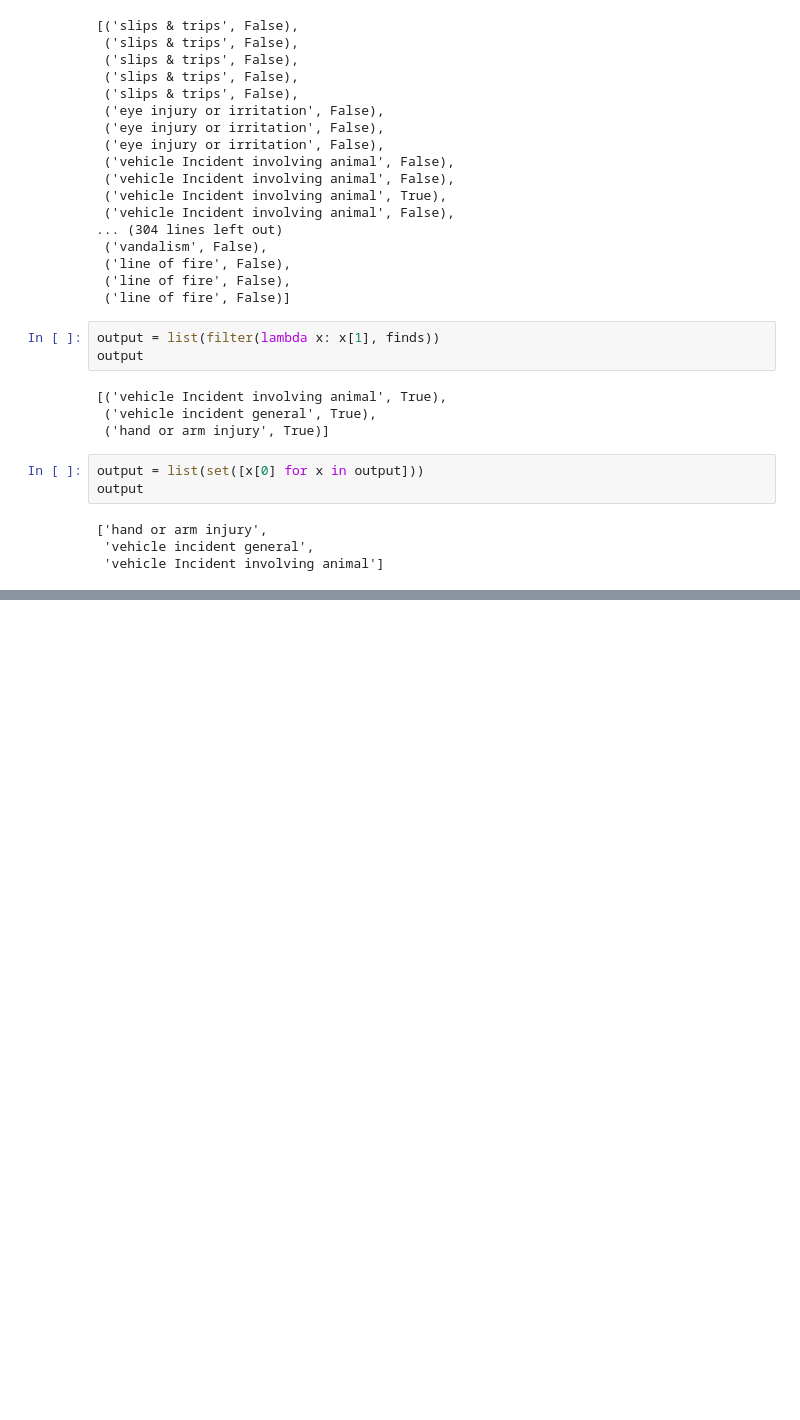
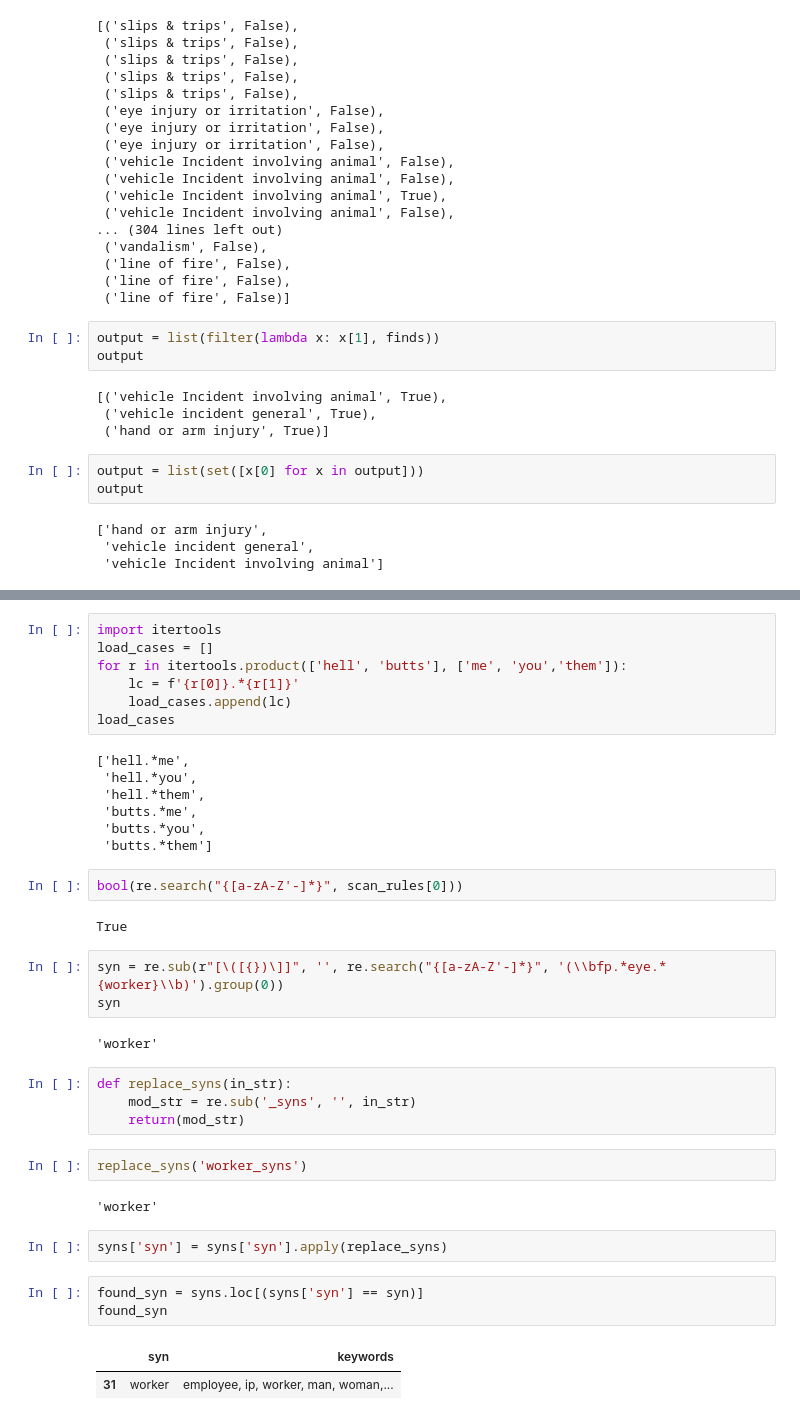
Before and after one commit to 3minuterecord/safety_report_topic_classification, a Jupyter notebook: rough_work.ipynb, the cells around one changed output, grey strips where cells are left out. Saved outputs shown, nothing was run; the diff lists cells and outputs as text; blank space fills up the shorter version.

```diff
--- a/rough_work.ipynb
+++ b/rough_work.ipynb
@@ -619,0 +754,39 @@ output
+# %%
+import itertools
+load_cases = []
+for r in itertools.product(['hell', 'butts'], ['me', 'you','them']):
+    lc = f'{r[0]}.*{r[1]}'
+    load_cases.append(lc)
+load_cases
+# %% [output]
+['hell.*me',
+ 'hell.*you',
+ 'hell.*them',
+ 'butts.*me',
+ 'butts.*you',
+ 'butts.*them']
+# %%
+bool(re.search("{[a-zA-Z'-]*}", scan_rules[0]))
+# %% [output]
+True
+# %%
+syn = re.sub(r"[\([{})\]]", '', re.search("{[a-zA-Z'-]*}", '(\\bfp.*eye.*{worker}\\b)').group(0))
+syn
+# %% [output]
+'worker'
+# %%
+def replace_syns(in_str):
+    mod_str = re.sub('_syns', '', in_str)
+    return(mod_str)
+# %%
+replace_syns('worker_syns')
+# %% [output]
+'worker'
+# %%
+syns['syn'] = syns['syn'].apply(replace_syns)
+# %%
+found_syn = syns.loc[(syns['syn'] == syn)]
+found_syn
+# %% [output]
+|  | syn | keywords |
+| 31 | worker | employee, ip, worker, man, woman,... |
```
Also changed, not shown: parts of 26 cells of this notebook, 2 other files.
